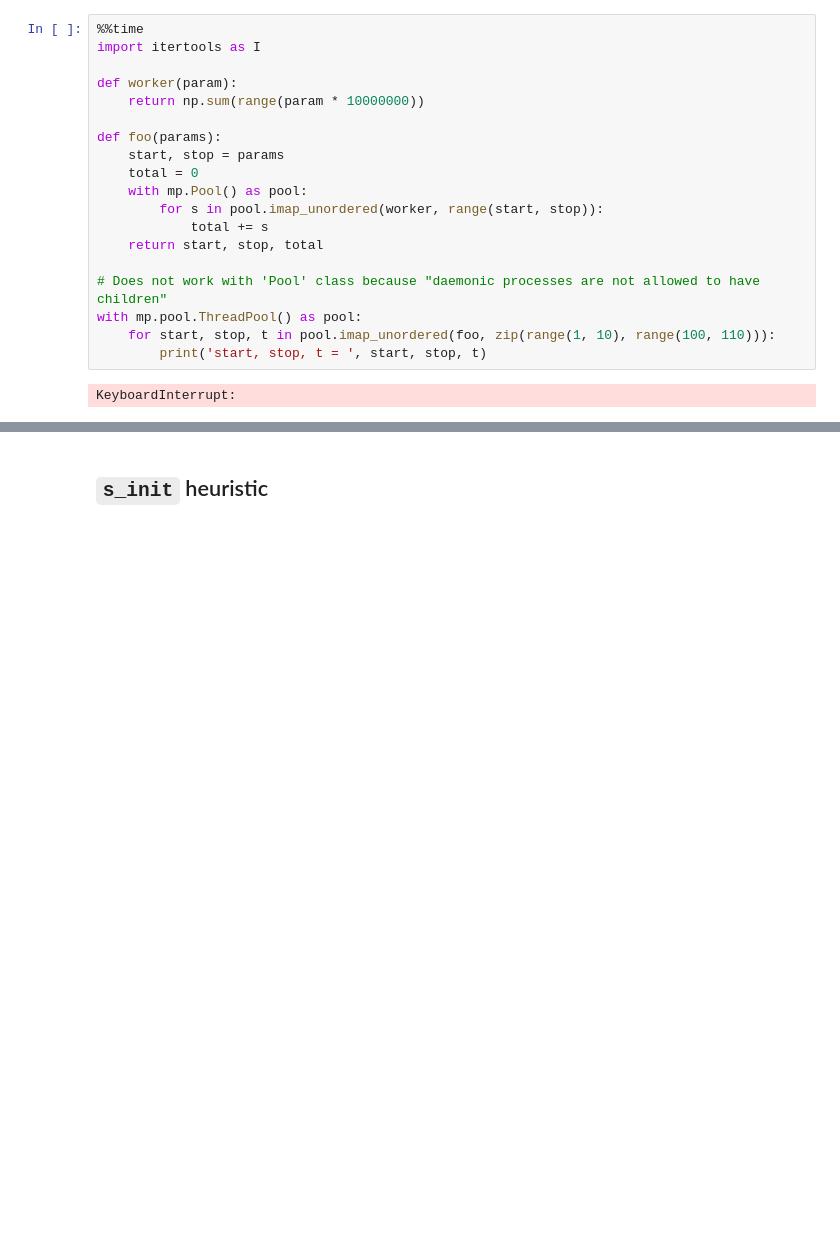
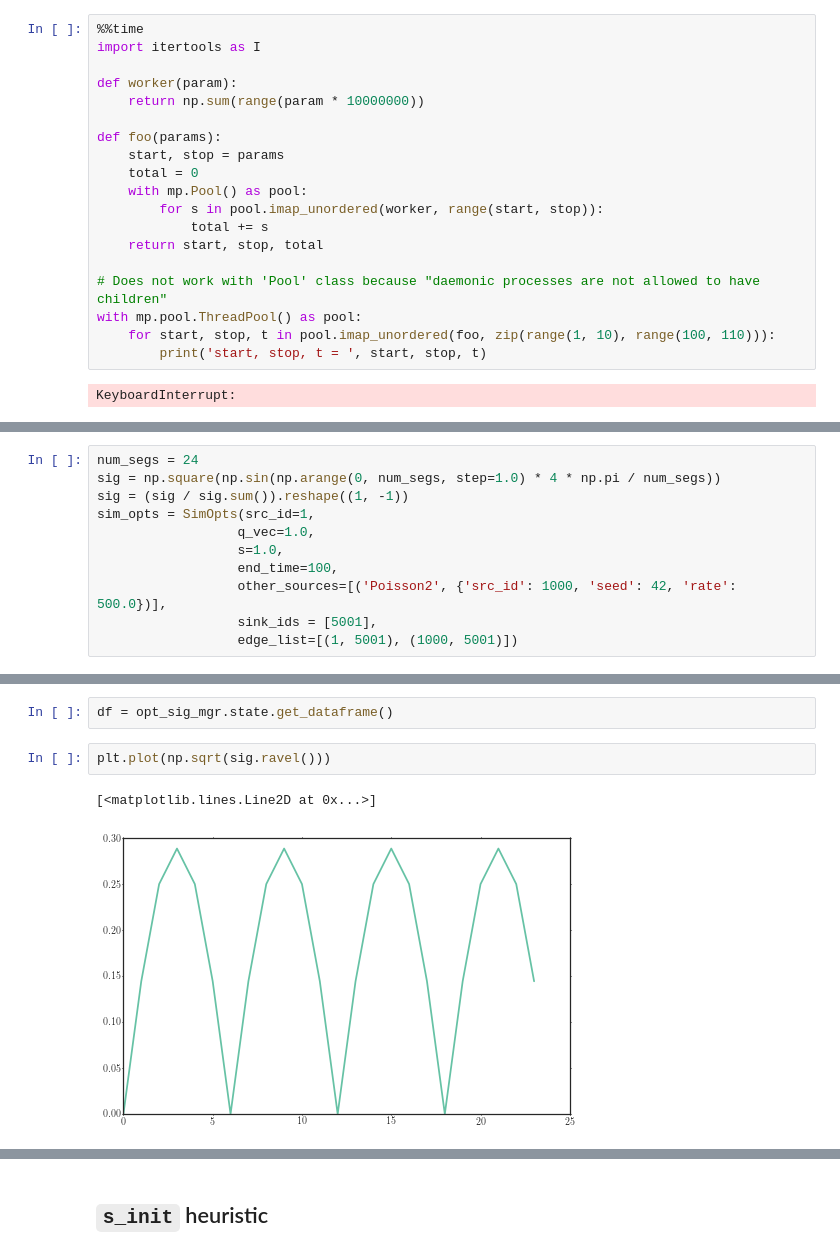
Before and after one commit to Networks-Learning/RedQueen, a Jupyter notebook: opt_broadcast.ipynb, the cells around one changed output, grey strips where cells are left out. Saved outputs shown, nothing was run; the diff lists cells and outputs as text; blank space fills up the shorter version.

```diff
--- a/opt_broadcast.ipynb
+++ b/opt_broadcast.ipynb
@@ -1250,0 +1677,11 @@ num_segments = 10
+# %%
+num_segs = 24
+sig = np.square(np.sin(np.arange(0, num_segs, step=1.0) * 4 * np.pi / num_segs))
+sig = (sig / sig.sum()).reshape((1, -1))
+sim_opts = SimOpts(src_id=1,
+                  q_vec=1.0,
+                  s=1.0,
+                  end_time=100,
+                  other_sources=[('Poisson2', {'src_id': 1000, 'seed': 42, 'rate': 500.0})],
+                  sink_ids = [5001],
+                  edge_list=[(1, 5001), (1000, 5001)])
@@ -1250,0 +1696,7 @@ num_segments = 10
+# %%
+df = opt_sig_mgr.state.get_dataframe()
+# %%
+plt.plot(np.sqrt(sig.ravel()))
+# %% [output]
+[<matplotlib.lines.Line2D at 0x...>]
+[figure, added]
```
Also changed, not shown: parts of 132 cells of this notebook.
